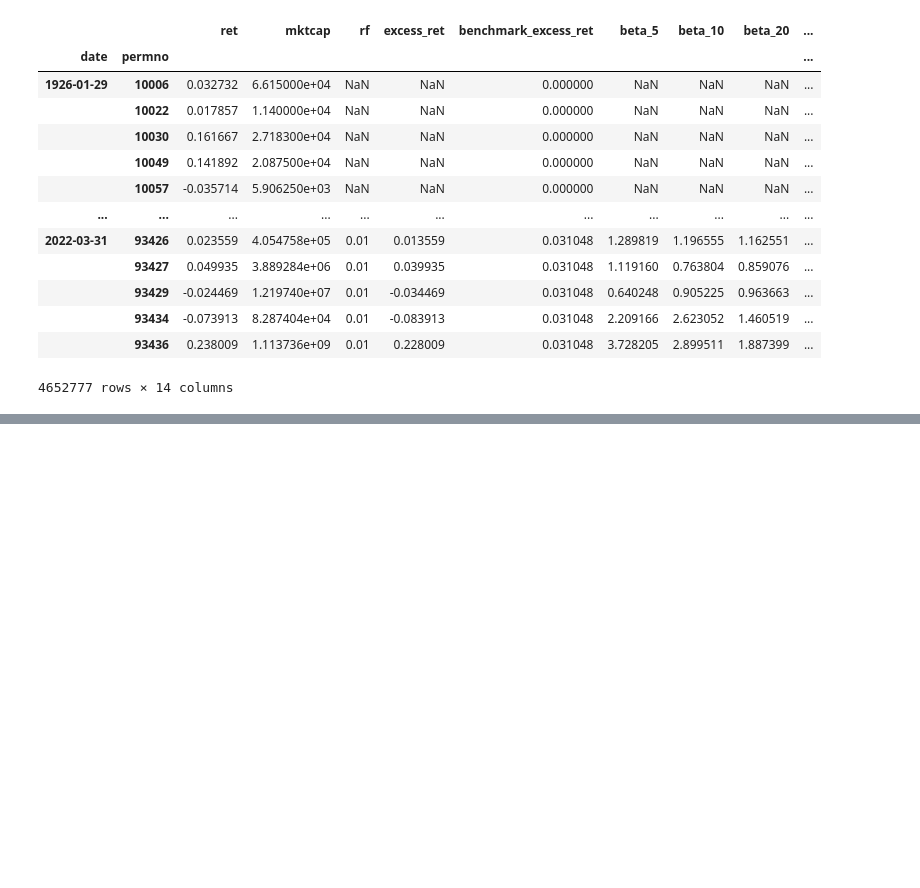
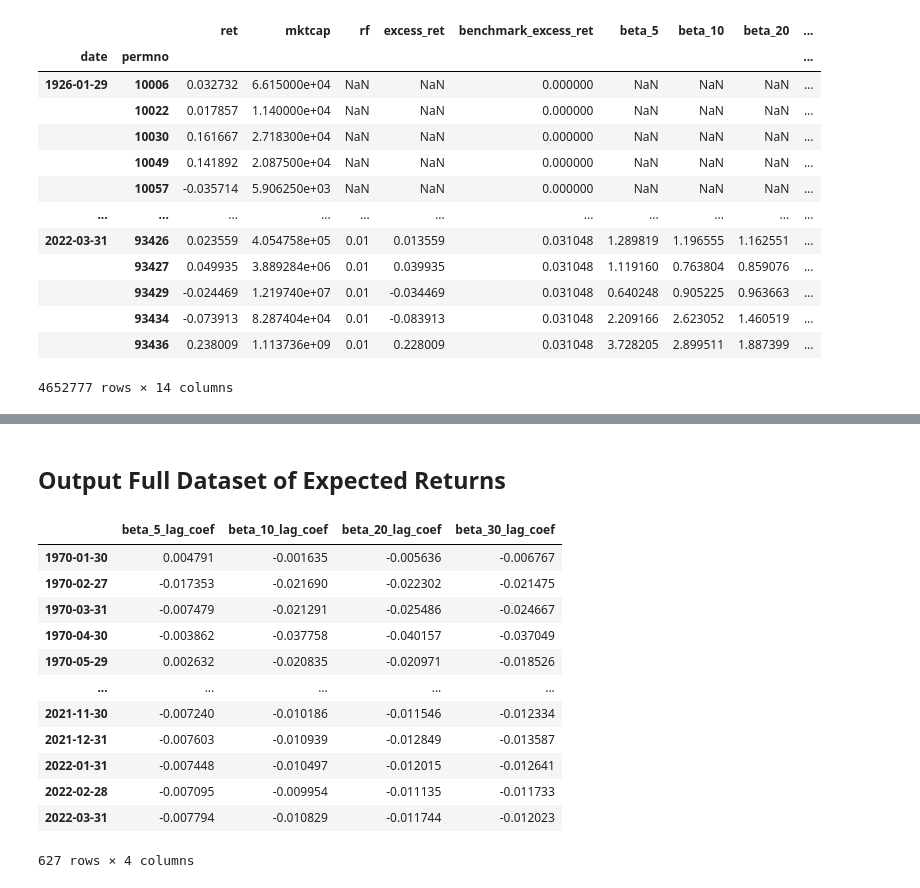
Before and after one commit to LakshaySapra/BettingAgainstBeta, a Jupyter notebook: BAB_ExpectedReturns.ipynb, the cells around one changed output, grey strips where cells are left out. Drawn from its saved outputs; the diff is of its cells as text; code cells hidden in the pictures; blank space fills up the shorter version.

```diff
--- a/BAB_ExpectedReturns.ipynb
+++ b/BAB_ExpectedReturns.ipynb
@@ -149,0 +165,2 @@ print(tmp.mean())
+# %% [markdown]
+## Output Full Dataset of Expected Returns
@@ -149,0 +169,51 @@ print(tmp.mean())
+# %%
+reg_results = dict(zip(['beta_5_lag','beta_10_lag','beta_20_lag','beta_30_lag'],[[] for i in range(4)]))
+
+for i,date in tqdm(enumerate(df_output.index.get_level_values('date').unique())):
+    X = df_output.loc[date,['beta_5_lag','beta_10_lag','beta_20_lag','beta_30_lag']].dropna()
+    y = df_output.loc[date,'spec_ret'].dropna()
+    # X,y = X.align(y,join='inner',axis=0)
+    for col in ['beta_5_lag','beta_10_lag','beta_20_lag','beta_30_lag']:
+        cur_X = X[[col]]
+        # cur_X = cur_X.clip(-3,4)
+        cur_X= shrink_beta(cur_X)
+        # cur_X = sigmoid_beta(cur_X)
+        cur_X= z_score(cur_X,clip=(-5,5),iqr=False)
+        # cur_X = cur_X.rank(axis=0,numeric_only=True,pct=True,ascending=True)
+
+        cur_X,cur_y = cur_X.align(y,join='inner',axis=0)
+        # cur_y=y
+
+
+        # res = sm.OLS(cur_y,sm.add_constant(cur_X)).fit()
+        res = sm.RLM(cur_y,sm.add_constant(cur_X), M=sm.robust.norms.HuberT()).fit(scale_est=sm.robust.scale.HuberScale())
+        y_pred = res.predict(sm.add_constant(cur_X))
+        # display(res.summary())
+        res_ser = pd.Series({
+            "const": res.params.const,
+            "coef": res.params[col],
+            "t_stat": res.tvalues[col],
+            # "r2": res.rsquared
+            "r2": 1 - np.var(cur_y-y_pred)/np.var(cur_y)
+        },name=date)
+        reg_results[col].append(res_ser)
+# %%
+lst = []
+for col in ['beta_5_lag','beta_10_lag','beta_20_lag','beta_30_lag']:
+    lst.append(pd.DataFrame(reg_results[col])['coef'].ewm(36).mean().rename(col+"_coef"))
+coef_df = pd.concat(lst,axis=1)
+coef_df
+# %% [output]
+|  | beta_5_lag_coef | beta_10_lag_coef | beta_20_lag_coef | beta_30_lag_coef |
+| 1970-01-30 | 0.004791 | -0.001635 | -0.005636 | -0.006767 |
+| 1970-02-27 | -0.017353 | -0.021690 | -0.022302 | -0.021475 |
+| 1970-03-31 | -0.007479 | -0.021291 | -0.025486 | -0.024667 |
+| 1970-04-30 | -0.003862 | -0.037758 | -0.040157 | -0.037049 |
+| 1970-05-29 | 0.002632 | -0.020835 | -0.020971 | -0.018526 |
+| ... | ... | ... | ... | ... |
+| 2021-11-30 | -0.007240 | -0.010186 | -0.011546 | -0.012334 |
+| 2021-12-31 | -0.007603 | -0.010939 | -0.012849 | -0.013587 |
+| 2022-01-31 | -0.007448 | -0.010497 | -0.012015 | -0.012641 |
+| 2022-02-28 | -0.007095 | -0.009954 | -0.011135 | -0.011733 |
+| 2022-03-31 | -0.007794 | -0.010829 | -0.011744 | -0.012023 |
+627 rows × 4 columns
```
Also changed, not shown: parts of 11 cells of this notebook, 4 other files.
